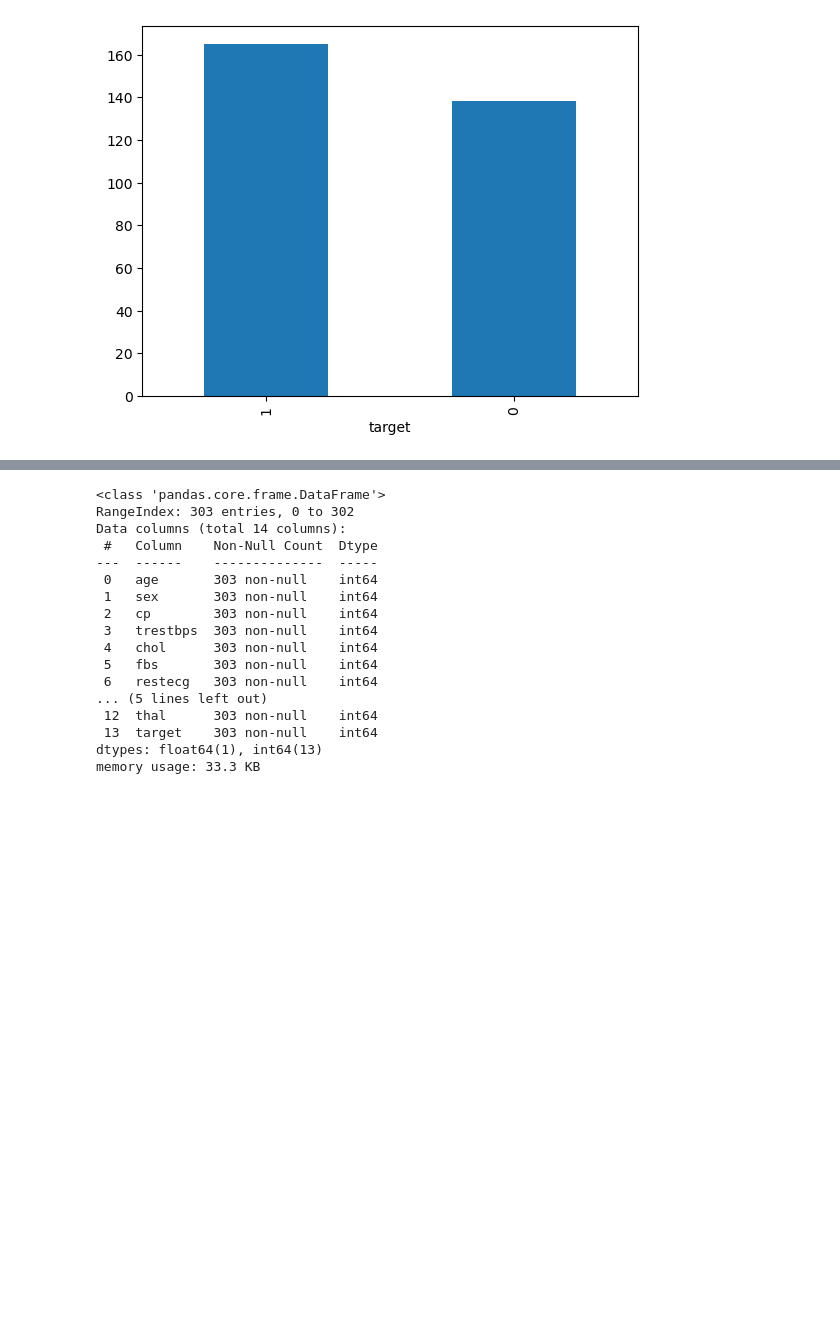
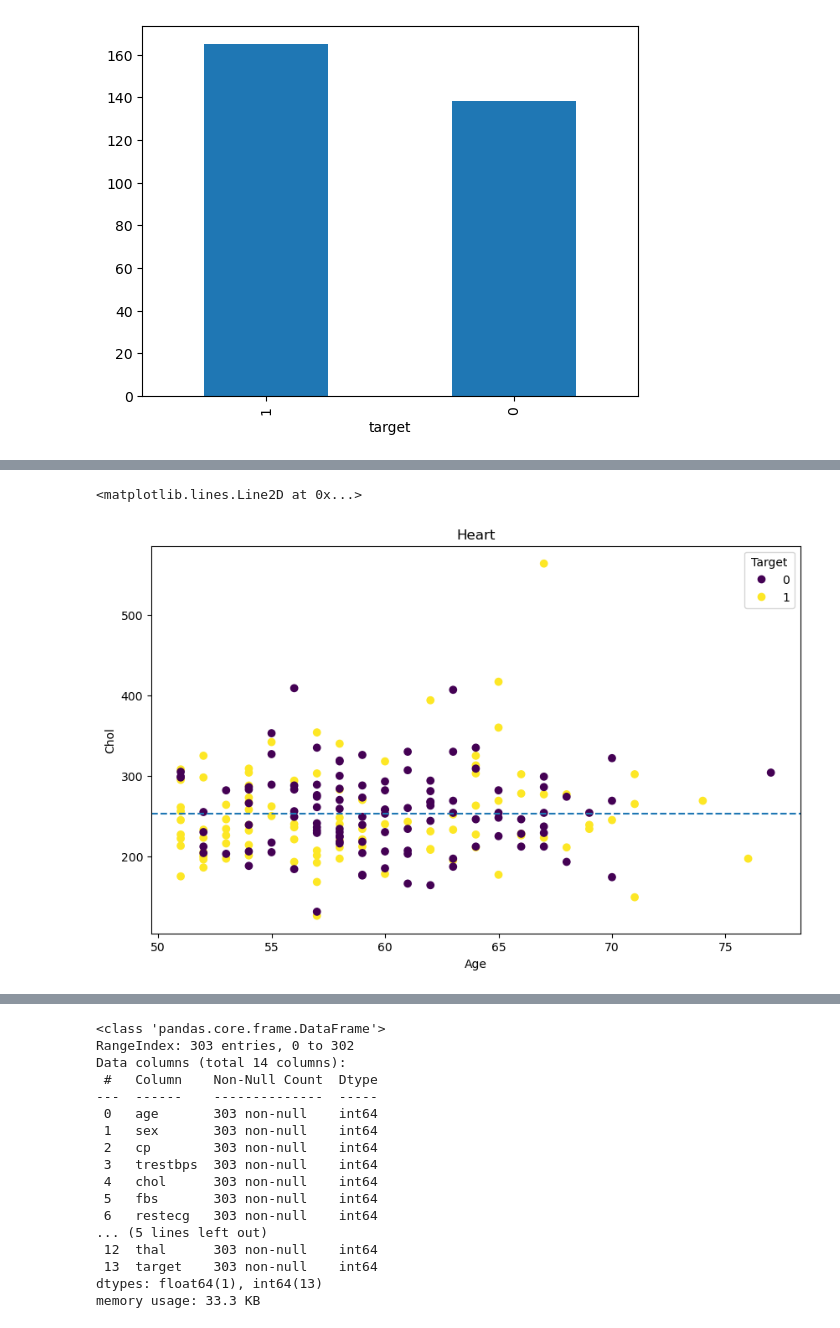
Before and after one commit to CodeHariK/FireShadow, a Jupyter notebook: Project/heart/heart.ipynb, the cells around one changed output, grey strips where cells are left out. Cells and saved outputs as stored; diff of their text form; code cells hidden in the pictures; blank space fills up the shorter version.

```diff
--- a/Project/heart/heart.ipynb
+++ b/Project/heart/heart.ipynb
@@ -24,0 +48,13 @@ heart.target.value_counts().plot(kind="bar")
+# %%
+fix, ax = plt.subplots(figsize=(10,6))
+# over50.plot(kind='scatter',x='age',y='chol',c='target',ax=ax)
+# ax.set_xlim([45,100])
+scatter = ax.scatter(x=over50.age, y=over50.chol, c=over50.target)
+ax.set(title="Heart", xlabel="Age", ylabel="Chol")
+
+ax.legend(*scatter.legend_elements(), title="Target")
+
+ax.axhline(over50.chol.mean(), linestyle="--")
+# %% [output]
+<matplotlib.lines.Line2D at 0x...>
+[figure, added]
```
Also changed, not shown: parts of 13 cells of this notebook.
